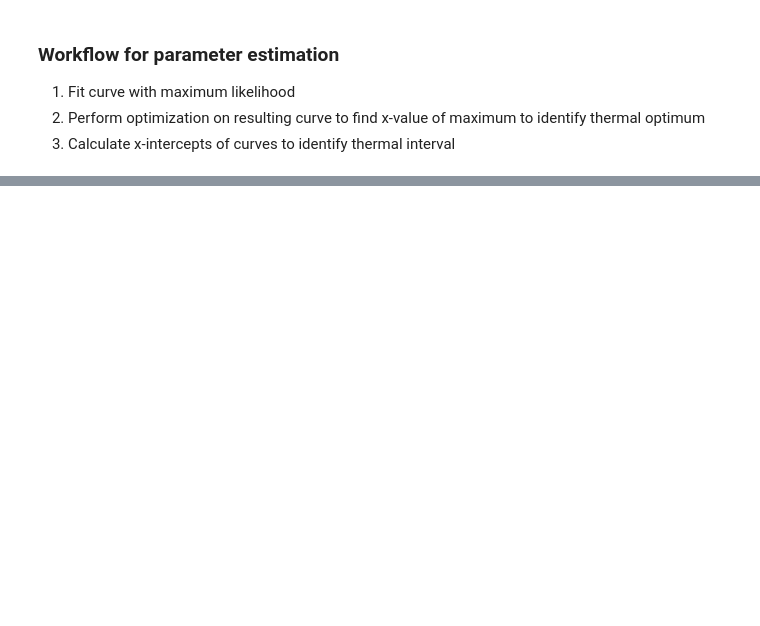
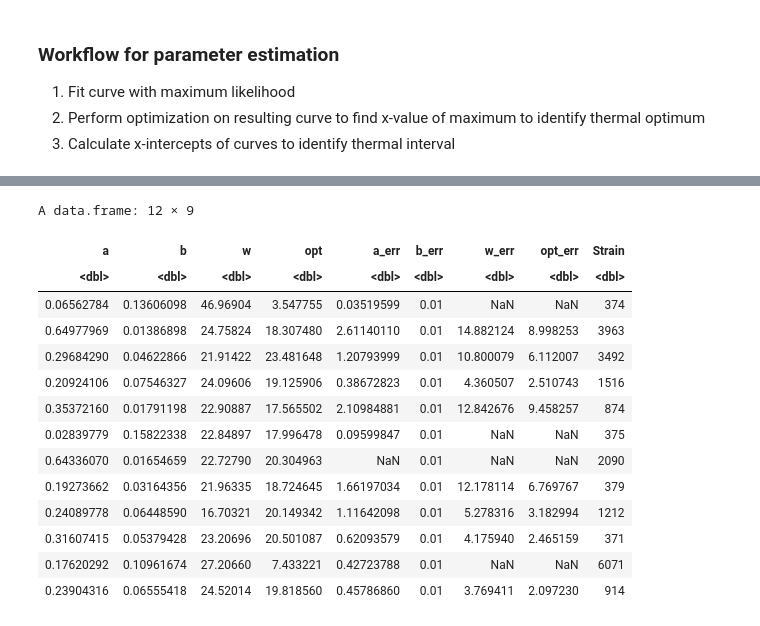
Before and after one commit to AlexanderLabWHOI/2024-Krinos-Ghux-Darwin, a Jupyter notebook: code/02-ehux-save.ipynb, the cells around one changed output, grey strips where cells are left out. Cells and saved outputs as stored; diff of their text form; code cells hidden in the pictures; blank space fills up the shorter version.

```diff
--- a/code/02-ehux-save.ipynb
+++ b/code/02-ehux-save.ipynb
@@ -118,11 +122,11 @@ return_params <- function(fcm_frame,strain,return_gr_frame=FALSE) {
                                     Temperature = c(7,8.5,9,11,12,14,15,17,18,19,20,21,21.5,23,23.5,25,
                                                    25.5,26,26.5,28))
 
-        jan2020_data=read.csv("../../data/CombinedTimeSeries_Jan2020_Transfers.csv") %>%
+        jan2020_data=read.csv("../data/CombinedTimeSeries_Jan2020_Transfers.csv") %>%
             dplyr::mutate(Date=as.Date(Date,format="%m/%d/%Y"))
-        conc_accl=read.csv("../../data/Conc_Oct2020_374_379.csv") %>%
+        conc_accl=read.csv("../data/Conc_Oct2020_374_379.csv") %>%
             dplyr::mutate(Date=as.Date(Date,format="%m/%d/%Y"))
-        growthrate_379_374=read.csv("../../data/GrowthRateStartEnd_374_379.csv") %>%
+        growthrate_379_374=read.csv("../data/GrowthRateStartEnd_374_379.csv") %>%
             dplyr::mutate(FirstLogDate=as.Date(FirstLogDate,format="%Y-%m-%d"),
                           FinalLogDate=as.Date(FinalLogDate,format="%Y-%m-%d"))
         first_conc=jan2020_data %>% dplyr::mutate(Transfer=as.character(Transfer)) %>%
@@ -380,3 +468,21 @@ for (strain in c(374,3963,3492,1516,874,375,2090,379,1212,371,6071,914)) {
+# %%
+all_params_coef
+# %% [output]
+A data.frame: 12 × 9
+| a | b | w | opt | a_err | b_err | w_err | opt_err | Strain |
+| <dbl> | <dbl> | <dbl> | <dbl> | <dbl> | <dbl> | <dbl> | <dbl> | <dbl> |
+| 0.06562784 | 0.13606098 | 46.96904 | 3.547755 | 0.03519599 | 0.01 | NaN | NaN | 374 |
+| 0.64977969 | 0.01386898 | 24.75824 | 18.307480 | 2.61140110 | 0.01 | 14.882124 | 8.998253 | 3963 |
+| 0.29684290 | 0.04622866 | 21.91422 | 23.481648 | 1.20793999 | 0.01 | 10.800079 | 6.112007 | 3492 |
+| 0.20924106 | 0.07546327 | 24.09606 | 19.125906 | 0.38672823 | 0.01 | 4.360507 | 2.510743 | 1516 |
+| 0.35372160 | 0.01791198 | 22.90887 | 17.565502 | 2.10984881 | 0.01 | 12.842676 | 9.458257 | 874 |
+| 0.02839779 | 0.15822338 | 22.84897 | 17.996478 | 0.09599847 | 0.01 | NaN | NaN | 375 |
+| 0.64336070 | 0.01654659 | 22.72790 | 20.304963 | NaN | 0.01 | NaN | NaN | 2090 |
+| 0.19273662 | 0.03164356 | 21.96335 | 18.724645 | 1.66197034 | 0.01 | 12.178114 | 6.769767 | 379 |
+| 0.24089778 | 0.06448590 | 16.70321 | 20.149342 | 1.11642098 | 0.01 | 5.278316 | 3.182994 | 1212 |
+| 0.31607415 | 0.05379428 | 23.20696 | 20.501087 | 0.62093579 | 0.01 | 4.175940 | 2.465159 | 371 |
+| 0.17620292 | 0.10961674 | 27.20660 | 7.433221 | 0.42723788 | 0.01 | NaN | NaN | 6071 |
+| 0.23904316 | 0.06555418 | 24.52014 | 19.818560 | 0.45786860 | 0.01 | 3.769411 | 2.097230 | 914 |
 # %%
 ggplot(all_params %>%dplyr::mutate(Strain=as.character(Strain))) +
     geom_line(data=all_params%>% dplyr::filter(!is.na(ModeledPoints)) %>%
```
Also changed, not shown: parts of 2 cells of this notebook, 3 other files.
